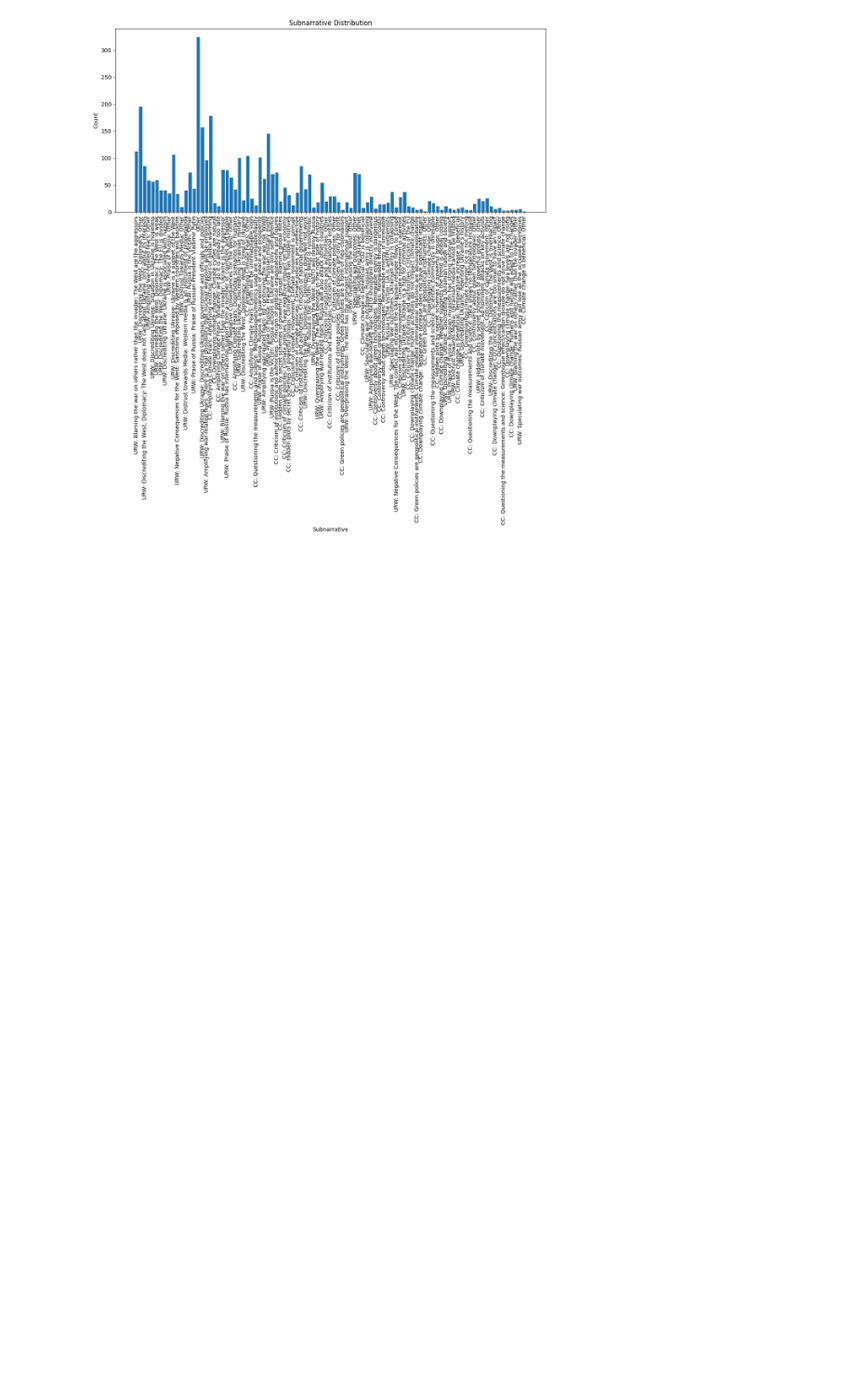
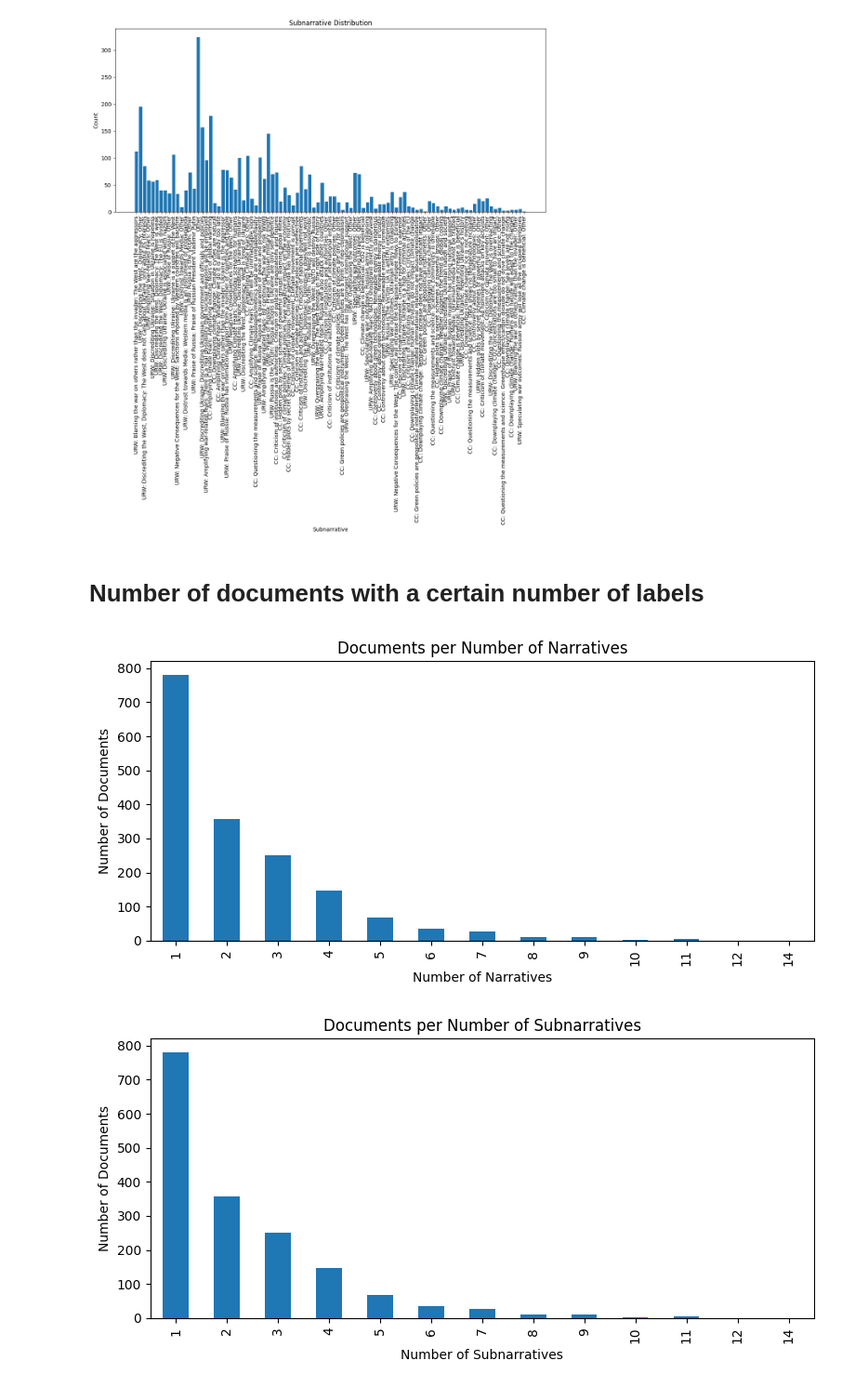
Before and after one commit to NourJadiri/hybrid-text-classification, a Jupyter notebook: notebooks/02_data_visualisation.ipynb, the cells around one changed output. Shown at 93% size. Cells and saved outputs as stored; diff of their text form; code cells hidden in the pictures; blank space fills up the shorter version.

```diff
--- a/notebooks/02_data_visualisation.ipynb
+++ b/notebooks/02_data_visualisation.ipynb
@@ -23,6 +23,8 @@ df.head()
 | 3 | A9_BG_5190.txt | Дмитрий Медведев: НПО-та, спонсор... | [URW: Discrediting the West, Dipl... | [URW: Discrediting the West, Dipl... | BG | [13, 14] | [84, 86] |
 | 4 | A9_BG_3379.txt | Британски дипломат обвини Запада ... | [URW: Discrediting the West, Dipl... | [URW: Discrediting the West, Dipl... | BG | [19, 14] | [86, 103] |
 # %%
+import numpy as np
+
 # Inspect the type and content of the first few entries in 'narratives' and 'subnarratives'
 print('narratives column:')
 print(df['narratives'].head())
@@ -30,6 +32,13 @@ print('Type of first entry:', type(df['narratives'].iloc[0]))
 print('\nsubnarratives column:')
 print(df['subnarratives'].head())
 print('Type of first entry:', type(df['subnarratives'].iloc[0]))
+
+# If any entry in 'narratives' or 'subnarratives' is a numpy array, convert the entire column to lists
+
+df['narratives'] = df['narratives'].apply(lambda x: x.tolist() if isinstance(x, np.ndarray) else x)
+df['subnarratives'] = df['subnarratives'].apply(lambda x: x.tolist() if isinstance(x, np.ndarray) else x)
+df['narrative_ids'] = df['narrative_ids'].apply(lambda x: x.tolist() if isinstance(x, np.ndarray) else x)
+df['subnarrative_ids'] = df['subnarrative_ids'].apply(lambda x: x.tolist() if isinstance(x, np.ndarray) else x)
 # %% [output]
 narratives column:
 0    [URW: Blaming the war on others rather than th...
@@ -80,3 +91,29 @@ plt.show()
 # %% [output]
 [figure]
 [figure]
+# %% [markdown]
+# Number of documents with a certain number of labels
+# %%
+df['num_narratives'] = df['narratives'].apply(lambda x: len(x) if isinstance(x, list) else 0)
+df['num_subnarratives'] = df['subnarratives'].apply(lambda x: len(x) if isinstance(x, list) else 0)
+# %%
+# Plot number of documents per number of narratives
+plt.figure(figsize=(8, 4))
+df['num_narratives'].value_counts().sort_index().plot(kind='bar')
+plt.xlabel('Number of Narratives')
+plt.ylabel('Number of Documents')
+plt.title('Documents per Number of Narratives')
+plt.tight_layout()
+plt.show()
+
+# Plot number of documents per number of subnarratives
+plt.figure(figsize=(8, 4))
+df['num_subnarratives'].value_counts().sort_index().plot(kind='bar')
+plt.xlabel('Number of Subnarratives')
+plt.ylabel('Number of Documents')
+plt.title('Documents per Number of Subnarratives')
+plt.tight_layout()
+plt.show()
+# %% [output]
+[figure, added]
+[figure, added]
```
Also changed, not shown: parts of 5 cells of this notebook.
